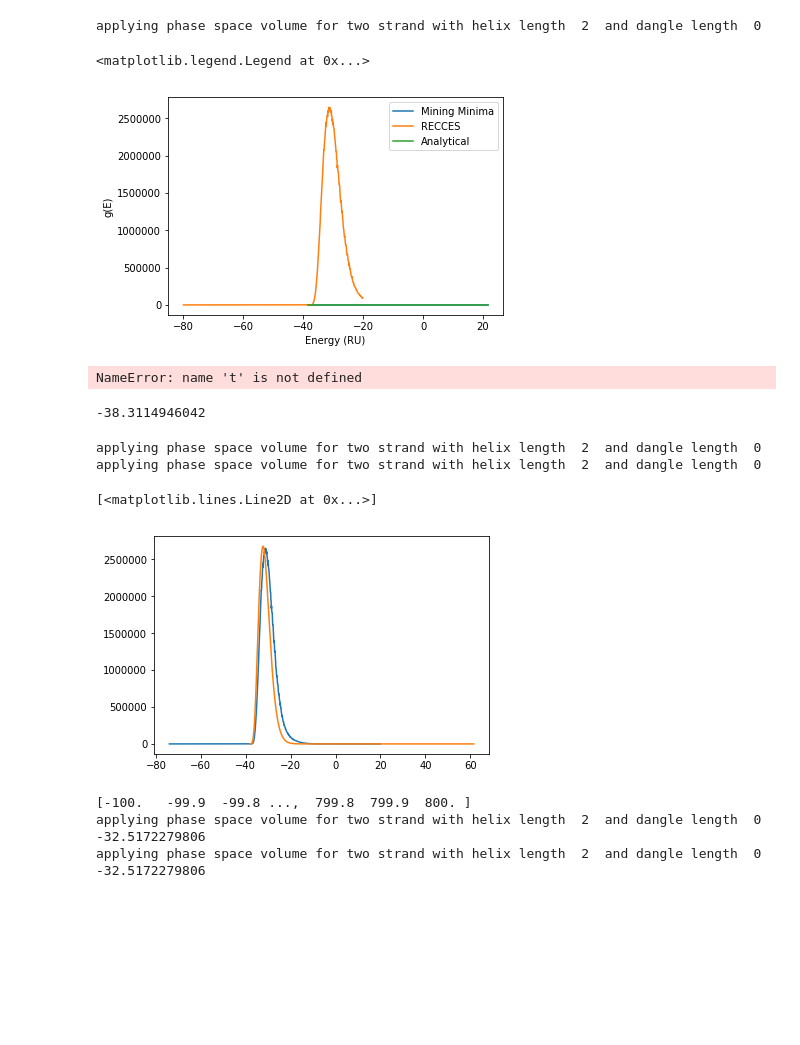
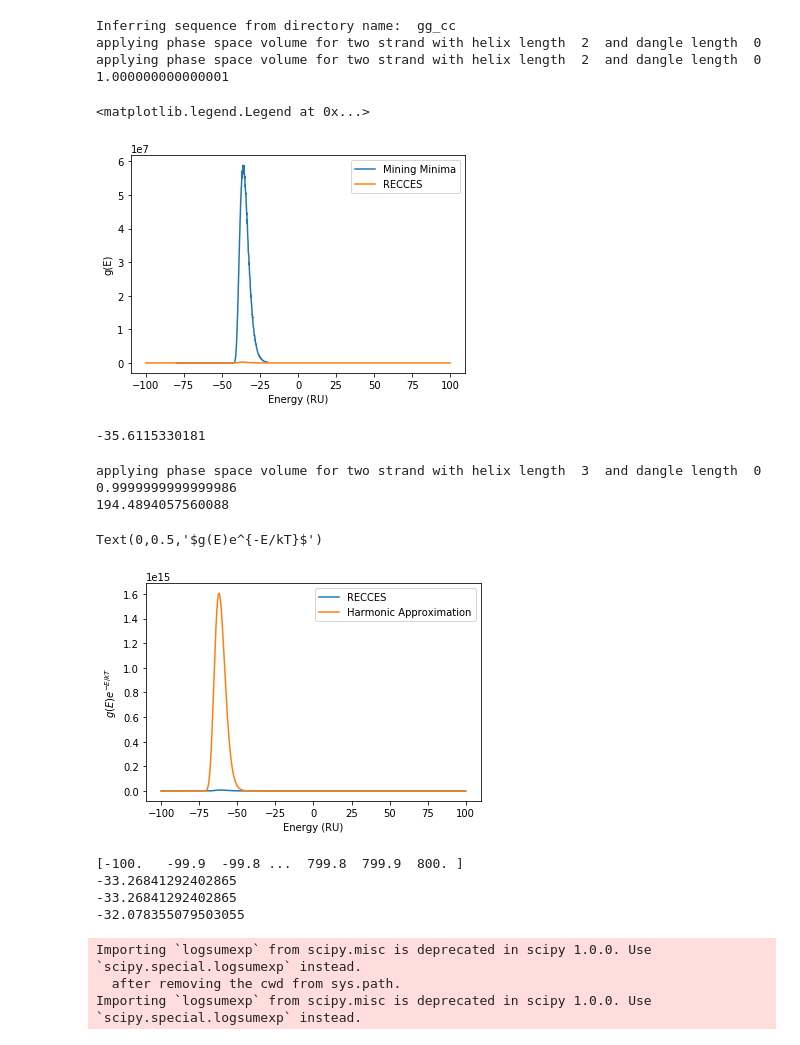
Before and after one commit to maa805/mining-minima, a Jupyter notebook: mining_minima_nucleic_acids.ipynb, the cells around one changed output. Saved outputs shown, nothing was run; the diff lists cells and outputs as text; code cells hidden in the pictures; blank space fills up the shorter version.

```diff
--- a/mining_minima_nucleic_acids.ipynb
+++ b/mining_minima_nucleic_acids.ipynb
@@ -210,21 +228,22 @@ FreeDOF_Options::show: free_side_chain_bonus: -0.5
 # %%
-seq1 = 'guu'
-seq2 = 'aac'
+seq1 = 'ggg'
+seq2 = 'ccc'
 
 # Specify local path to where RECCES results are stored
 try:
     hist = SingleHistSimulation('./../recces_rosetta/results/'+seq1+'_'+seq2+'/ST/')
-    norm = np.sum(hist._dos)
     print hist.value
+
 except ValueError: pass
+except IndexError: pass
 
 n_residues = len(seq1) + len(seq2)
 
 pose, movemap, dof_dict = initialize_pose(seq1, seq2)
+pyrosetta.rosetta.protocols.rna.denovo.setup_coarse_chainbreak_constraints(pose, 2)
 #pose = pose_from_pdb('aaa_uuu_chainbreak.pdb')
 scorefxn = core.scoring.ScoreFunctionFactory.create_score_function('/stepwise/rna/turner')
 scorefxn = rna_hires
 #scorefxn.set_weight(core.scoring.lk_nonpolar, 0)
 #scorefxn.set_weight(core.scoring.stack_elec, 0)
-minimum.assign(pose)
 # %% [output]
@@ -501,15 +545,19 @@ A[A<0.]=0.0
 # %%
-plt.plot(t[:600]+rna_hires(minimum), 0.15*A[:600]*torsion_volume(seq1, seq2)*np.exp(-t[:600]/1.0)*(np.pi/6)**len(w)*2e14)
-#plt.plot(r+E_avg, 0.1*np.exp(g)*np.exp(-r))
+hist = SingleHistSimulation('./../recces_rosetta/results/'+seq1+'_'+seq2+'/ST/')
+#plt.plot(t[:1000]+rna_hires(minimum), A[:1000]*np.exp(-t[:1000]/1.0)*np.exp(-scorefxn(minimum)))
+print np.sum(hist._dos)/torsion_volume(seq1, seq2)
 plt.plot(hist._dos_scores[201:800], hist._dos[201:800]*np.exp(-hist._dos_scores[201:800]/1.0))
-plt.plot(t[:600]+rna_hires(minimum), 0.105*matt_guess(E[1000:1600])*np.exp(-(E[1000:1600])/1.0)*(2*np.pi)**len(w))
+plt.plot(E[:2000], matt_guess(E[:2000])*np.exp(-(E[:2000])/1.0)/100)
 plt.xlabel('Energy (RU)')
 plt.ylabel('g(E)')
 plt.legend(('Mining Minima', 'RECCES', 'Analytical'))
 # %% [output]
+Inferring sequence from directory name:  gg_cc
 applying phase space volume for two strand with helix length  2  and dangle length  0
+applying phase space volume for two strand with helix length  2  and dangle length  0
+1.000000000000001
 <matplotlib.legend.Legend at 0x...>
-[figure, old version]
+[figure, new version]
 # %%
 bar = scipy.special.logsumexp(-(t+rna_hires(minimum)), b = A)
 print bar
@@ -525,13 +573,11 @@ from recces.util import *
 from recces.data import *
 curr_wt = [0.73, 0.1, 0.0071, 0, 4.26, 2.46, 0.25, 0, 1.54, 4.54]
 # %%
-E = np.linspace(0,800,8001)
-print t
+E = np.linspace(-100,800,9001)
-# %% [output]
-NameError: name 't' is not defined
 # %%
-E_avg = rna_hires(minimum)
+E_min = rna_hires(minimum)
 print E_avg
+gamma = scipy.special.gamma
 # %% [output]
--38.3114946042
+-35.6115330181
 # %%
@@ -539,26 +585,42 @@ matt_guess = lambda E: 2*(2*np.pi)**((len(w)-1)/2)*(2*(E))**(len(w)/2-1)/scipy.m
 # %%
 #plt.plot(t[:1000]+rna_hires(minimum),np.exp(-(t[:1000])/1.0)*A[:1000]*1e12)# numerical
-#plt.plot(t[:1000]+E_avg, harmonic_dos(t[:1000])*np.exp(-((t[:1000])/1.00))/torsion_volume(seq1,seq2)*5e17)# harmonic
-plt.plot(hist._dos_scores[260:1200], hist._dos[260:1200]*np.exp(-hist._dos_scores[260:1200]/1.0)) # RECCES
-norm = np.sum(hist._dos)*torsion_volume(seq1, seq2)
-a = 0.0001/scipy.integrate.trapz(matt_guess(E))
-plt.plot(E[:1000]+E_avg, 1.6e-1*(2*np.pi)**len(w)*torsion_volume(seq1, seq2)*matt_guess(E[:1000])*np.exp(-(E[:1000])/1.0))# Matt's guess for analytical
+#plt.plot(t[:1000]+E_avg, harmonic_dos(t[:1000])*np.exp(-((t[:1000])/1.00))/torsion_volume(seq1,seq2)*5e17)# harmonic#
+fig = plt.figure()
+plt.plot(hist._dos_scores[:2000], hist._dos[:2000]*np.exp(-hist._dos_scores[:2000]/1.0)) # RECCES
+print np.sum(hist._dos)/torsion_volume(seq1, seq2)
+
+y = np.zeros_like(E)
+y = matt_guess(E)
+'''for i, xx in enumerate(E):
+
+    if xx < E_avg: continue
+    y[i] = matt_guess(xx)
+'''
+print np.exp(np.log(np.sum(y*np.exp(-E))/np.sum(hist._dos*np.exp(-hist._dos_scores))))
+plt.plot(E[:2000], y[:2000]*np.exp(-(E[:2000])/1.0))# Matt's guess for analytical
+plt.legend(('RECCES','Harmonic Approximation'))
+plt.xlabel('Energy (RU)')
+plt.ylabel('$g(E)e^{-E/kT}$')
 # %% [output]
-applying phase space volume for two strand with helix length  2  and dangle length  0
-applying phase space volume for two strand with helix length  2  and dangle length  0
+applying phase space volume for two strand with helix length  3  and dangle length  0
+0.9999999999999986
+194.4894057560088
-[<matplotlib.lines.Line2D at 0x...>]
+Text(0,0.5,'$g(E)e^{-E/kT}$')
-[figure, old version]
+[figure, new version]
 # %%
 print hist._dos_scores
 dos_scores = np.array(hist._dos_scores)
 dos = np.array(hist._dos)
-print -scipy.misc.logsumexp(-dos_scores,b=dos) - np.log(torsion_volume(seq1, seq2))
-print hist.value - np.log(torsion_volume(seq1,seq2)),
+print -scipy.misc.logsumexp(-dos_scores,b=dos)
+print hist.value
+print -scipy.misc.logsumexp(-(E), b=y)
 # %% [output]
-[-100.   -99.9  -99.8 ...,  799.8  799.9  800. ]
-applying phase space volume for two strand with helix length  2  and dangle length  0
--32.5172279806
-applying phase space volume for two strand with helix length  2  and dangle length  0
--32.5172279806
+[-100.   -99.9  -99.8 ...  799.8  799.9  800. ]
+-33.26841292402865
+-33.26841292402865
+-32.078355079503055
+Importing `logsumexp` from scipy.misc is deprecated in scipy 1.0.0. Use `scipy.special.logsumexp` instead.
+  after removing the cwd from sys.path.
+Importing `logsumexp` from scipy.misc is deprecated in scipy 1.0.0. Use `scipy.special.logsumexp` instead.
 # %%
 plt.plot(t[:1000]+E_avg, matt_guess(t[:1000])*np.exp(-(t[:1000])/1.0))
```
Also changed, not shown: parts of 40 cells of this notebook, 2 other files.
